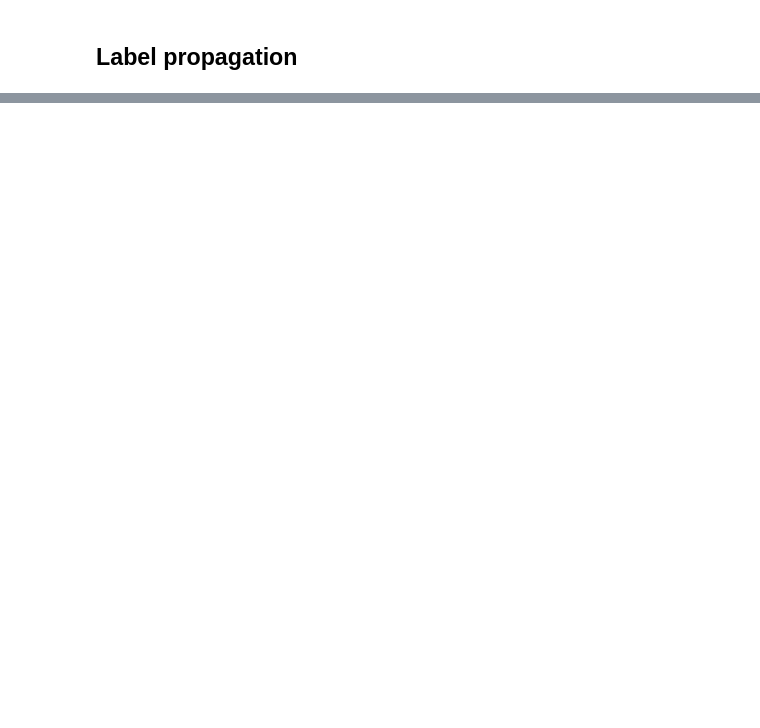
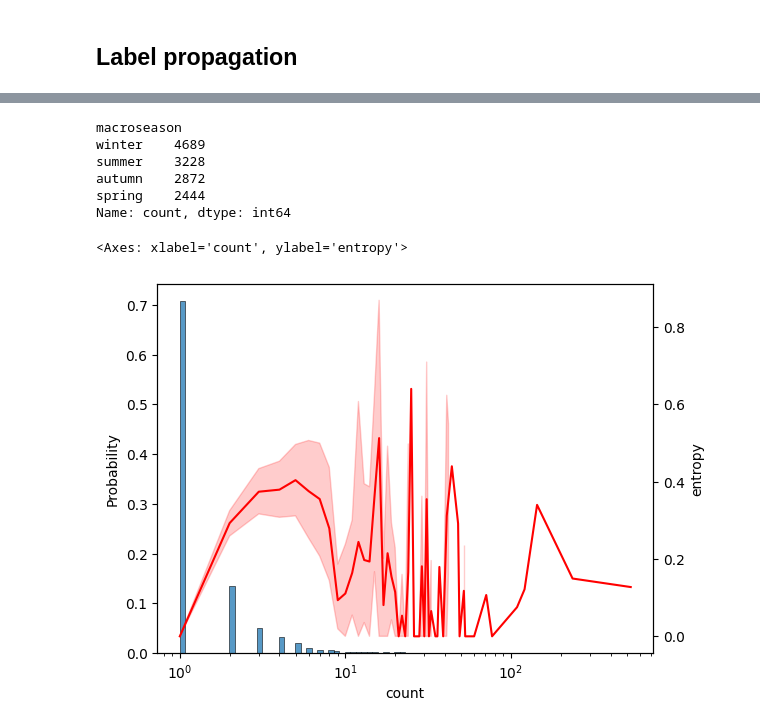
Before and after one commit to lajota13/seasonal-color-analysis, a Jupyter notebook: notebooks/label_spreading.ipynb, the cells around one changed output, grey strips where cells are left out. Saved outputs shown, nothing was run; the diff lists cells and outputs as text; code cells hidden in the pictures; blank space fills up the shorter version.

```diff
--- a/notebooks/label_spreading.ipynb
+++ b/notebooks/label_spreading.ipynb
@@ -63,17 +101,3 @@ embedding_annotated_df["macrolabel"].value_counts()
 
 labeled_df = embedding_annotated_df.loc[embedding_annotated_df["macrolabel"] != -1, :].copy()
 unlabeled_df = embedding_annotated_df.loc[embedding_annotated_df["macrolabel"] == -1, :].copy()
-# %%
-# in order to easily sample the test set in a reproducible manner, the names md5 hashes can be exploited
-
-labeled_df["name"].apply(
-    lambda s: int(md5(s.encode("utf-8")).hexdigest()[-2:], 16)
-).hist()
-
-# display splits percentange
-labeled_df["split"] = labeled_df["name"].apply(
-    lambda s: "train" if int(md5(s.encode("utf-8")).hexdigest()[-2:], 16) < 195 else "test"
-)
-_ = labeled_df["split"].value_counts() / len(labeled_df)
-_.name = "percentage"
-print(_)
@@ -96,0 +104,13 @@ print(test_df["macrolabel"].value_counts())
+# %%
+# build a balanced training set
+N = 50
+train_df = labeled_df.groupby(
+    "macrolabel"
+).sample(N, random_state=42)
+
+test_df = labeled_df.loc[labeled_df.index.difference(train_df.index), :]
+train_df = pd.concat([train_df, unlabeled_df], axis=0)
+print("Training label distribution:")
+print(train_df["macrolabel"].value_counts())
+print("Test label distribution:")
+print(test_df["macrolabel"].value_counts())
@@ -130,6 +185,17 @@ unlabeled_df["macrolabel"] = (ls.predict(np.vstack(unlabeled_df["embedding"].tol
 unlabeled_df = unlabeled_df.drop(columns="macroseason").merge(macrolabel_map_df, on="macrolabel", how="left")
 label_propagated_df = pd.concat([labeled_df, unlabeled_df])
 label_propagated_df.to_parquet("../data/lfw_facenet_embeddings_label_propagated.parquet")
+# %%
+# analysing label distribution
+
+label_propagated_df["macroseason"].value_counts()
+# %% [output]
+macroseason
+winter    4689
+summer    3228
+autumn    2872
+spring    2444
+Name: count, dtype: int64
 # %%
 # save embedding and labels for visualization in the TF embedding projector (https://projector.tensorflow.org/)
 LOGDIR = "logs"
@@ -148,0 +215,19 @@ label_propagated_df[["macroseason", "name"]].to_csv(
+# %%
+# analysis of the prediction entropy
+
+label_entropy_df = label_propagated_df["name"].value_counts().to_frame().merge(
+    label_propagated_df.groupby("name")["macroseason"].apply(
+        lambda s: entropy(s.value_counts().values, base=2)
+        ).to_frame().rename(
+            columns={"macroseason": "entropy"}
+        ),
+        on="name"
+)
+# %%
+fig, ax1 = plt.subplots() # initializes figure and plots
+ax2 = ax1.twinx() # applies twinx to ax2, which is the second y axis
+sns.histplot(label_entropy_df, x="count", ax=ax1, log_scale=True, stat="probability")
+sns.lineplot(label_entropy_df, x="count", y="entropy", ax=ax2, c="r")
+# %% [output]
+<Axes: xlabel='count', ylabel='entropy'>
+[figure, added]
```
Also changed, not shown: parts of 13 cells of this notebook.
